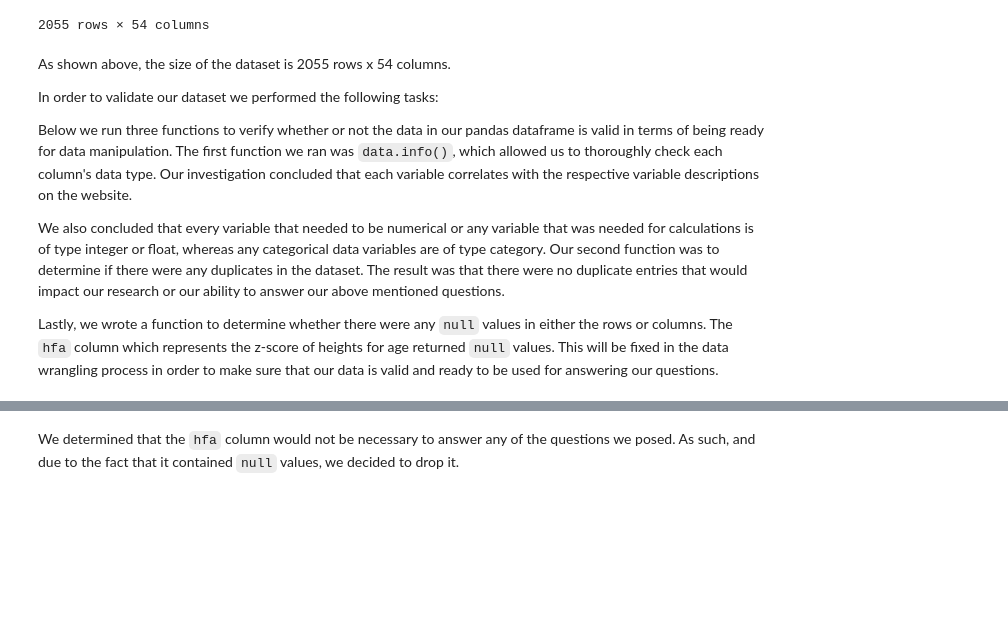
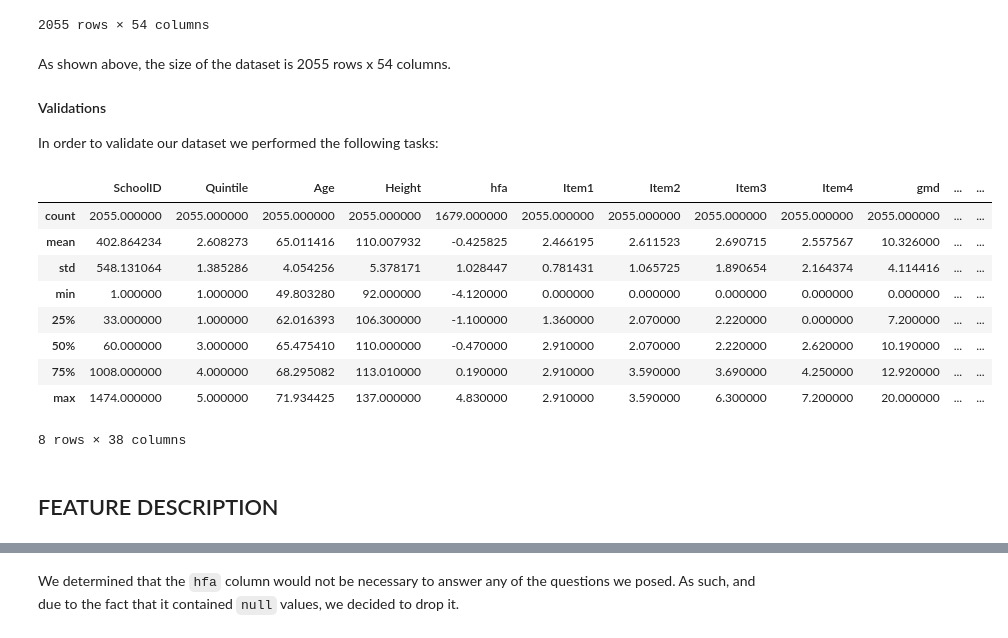
Before and after one commit to bongo1007/DAE, a Jupyter notebook: Project.ipynb, the cells around one changed output, grey strips where cells are left out. Cells and saved outputs as stored; diff of their text form; code cells hidden in the pictures; blank space fills up the shorter version.

```diff
--- a/Project.ipynb
+++ b/Project.ipynb
@@ -90,10 +134,26 @@ display(df)
 # %% [markdown]
 As shown above, the size of the dataset is 2055 rows x 54 columns.
 
+#### Validations
 In order to validate our dataset we performed the following tasks:
 
-Below we run three functions to verify whether or not the data in our pandas dataframe is valid in terms of being ready for data manipulation. The first function we ran was `data.info()`, which allowed us to thoroughly check each column's data type. Our investigation concluded that each variable correlates with the respective variable descriptions on the website.
+<!-- Below we run three functions to verify whether or not the data in our pandas dataframe is valid in terms of being ready for data manipulation. The first function we ran was `data.info()`, which allowed us to thoroughly check each column's data type. Our investigation concluded that each variable correlates with the respective variable descriptions on the website.
 
 We also concluded that every variable that needed to be numerical or any variable that was needed for calculations is of type integer or float, whereas any categorical data variables are of type category. Our second function was to determine if there were any duplicates in the dataset. The result was that there were no duplicate entries that would impact our research or our ability to answer our above mentioned questions.
 
-Lastly, we wrote a function to determine whether there were any `null` values in either the rows or columns. The `hfa` column which represents the z-score of heights for age returned `null` values. This will be fixed in the data wrangling process in order to make sure that our data is valid and ready to be used for answering our questions.
+Lastly, we wrote a function to determine whether there were any `null` values in either the rows or columns. The `hfa` column which represents the z-score of heights for age returned `null` values. This will be fixed in the data wrangling process in order to make sure that our data is valid and ready to be used for answering our questions. -->
+# %%
+display(dfClean.describe())
+# %% [output]
+|  | SchoolID | Quintile | Age | Height | hfa | Item1 | Item2 | Item3 | Item4 | gmd | ... | ... |
+| count | 2055.000000 | 2055.000000 | 2055.000000 | 2055.000000 | 1679.000000 | 2055.000000 | 2055.000000 | 2055.000000 | 2055.000000 | 2055.000000 | ... | ... |
+| mean | 402.864234 | 2.608273 | 65.011416 | 110.007932 | -0.425825 | 2.466195 | 2.611523 | 2.690715 | 2.557567 | 10.326000 | ... | ... |
+| std | 548.131064 | 1.385286 | 4.054256 | 5.378171 | 1.028447 | 0.781431 | 1.065725 | 1.890654 | 2.164374 | 4.114416 | ... | ... |
+| min | 1.000000 | 1.000000 | 49.803280 | 92.000000 | -4.120000 | 0.000000 | 0.000000 | 0.000000 | 0.000000 | 0.000000 | ... | ... |
+| 25% | 33.000000 | 1.000000 | 62.016393 | 106.300000 | -1.100000 | 1.360000 | 2.070000 | 2.220000 | 0.000000 | 7.200000 | ... | ... |
+| 50% | 60.000000 | 3.000000 | 65.475410 | 110.000000 | -0.470000 | 2.910000 | 2.070000 | 2.220000 | 2.620000 | 10.190000 | ... | ... |
+| 75% | 1008.000000 | 4.000000 | 68.295082 | 113.010000 | 0.190000 | 2.910000 | 3.590000 | 3.690000 | 4.250000 | 12.920000 | ... | ... |
+| max | 1474.000000 | 5.000000 | 71.934425 | 137.000000 | 4.830000 | 2.910000 | 3.590000 | 6.300000 | 7.200000 | 20.000000 | ... | ... |
+8 rows × 38 columns
+# %% [markdown]
+## FEATURE DESCRIPTION
```
Also changed, not shown: parts of 13 cells of this notebook.
